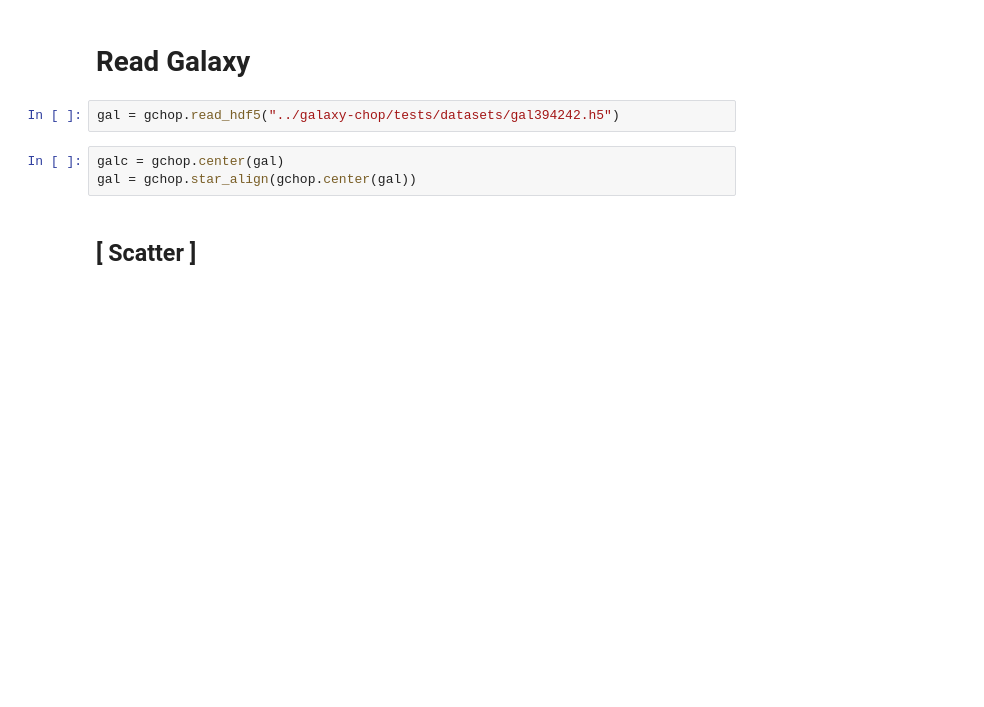
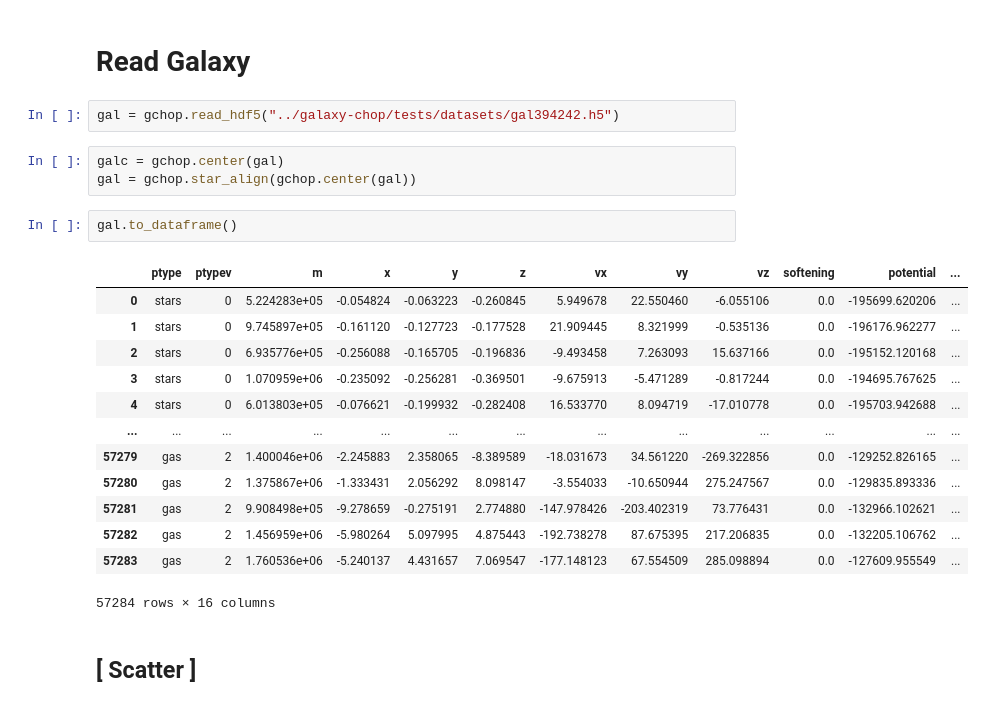
Before and after one commit to antotaverna/gchop_paper, a Jupyter notebook: xy_plane.ipynb, the cells around one changed output. Cells and saved outputs as stored; diff of their text form; blank space fills up the shorter version.

```diff
--- a/xy_plane.ipynb
+++ b/xy_plane.ipynb
@@ -14,5 +14,21 @@ gal = gchop.read_hdf5("../galaxy-chop/tests/datasets/gal394242.h5")
 # %%
 galc = gchop.center(gal)
 gal = gchop.star_align(gchop.center(gal))
+# %%
+gal.to_dataframe()
+# %% [output]
+|  | ptype | ptypev | m | x | y | z | vx | vy | vz | softening | potential | ... |
+| 0 | stars | 0 | 5.224283e+05 | -0.054824 | -0.063223 | -0.260845 | 5.949678 | 22.550460 | -6.055106 | 0.0 | -195699.620206 | ... |
+| 1 | stars | 0 | 9.745897e+05 | -0.161120 | -0.127723 | -0.177528 | 21.909445 | 8.321999 | -0.535136 | 0.0 | -196176.962277 | ... |
+| 2 | stars | 0 | 6.935776e+05 | -0.256088 | -0.165705 | -0.196836 | -9.493458 | 7.263093 | 15.637166 | 0.0 | -195152.120168 | ... |
+| 3 | stars | 0 | 1.070959e+06 | -0.235092 | -0.256281 | -0.369501 | -9.675913 | -5.471289 | -0.817244 | 0.0 | -194695.767625 | ... |
+| 4 | stars | 0 | 6.013803e+05 | -0.076621 | -0.199932 | -0.282408 | 16.533770 | 8.094719 | -17.010778 | 0.0 | -195703.942688 | ... |
+| ... | ... | ... | ... | ... | ... | ... | ... | ... | ... | ... | ... | ... |
+| 57279 | gas | 2 | 1.400046e+06 | -2.245883 | 2.358065 | -8.389589 | -18.031673 | 34.561220 | -269.322856 | 0.0 | -129252.826165 | ... |
+| 57280 | gas | 2 | 1.375867e+06 | -1.333431 | 2.056292 | 8.098147 | -3.554033 | -10.650944 | 275.247567 | 0.0 | -129835.893336 | ... |
+| 57281 | gas | 2 | 9.908498e+05 | -9.278659 | -0.275191 | 2.774880 | -147.978426 | -203.402319 | 73.776431 | 0.0 | -132966.102621 | ... |
+| 57282 | gas | 2 | 1.456959e+06 | -5.980264 | 5.097995 | 4.875443 | -192.738278 | 87.675395 | 217.206835 | 0.0 | -132205.106762 | ... |
+| 57283 | gas | 2 | 1.760536e+06 | -5.240137 | 4.431657 | 7.069547 | -177.148123 | 67.554509 | 285.098894 | 0.0 | -127609.955549 | ... |
+57284 rows × 16 columns
 # %% [markdown]
 ## [ Scatter ]
```
Also changed, not shown: parts of 12 cells of this notebook, 1 other file.
